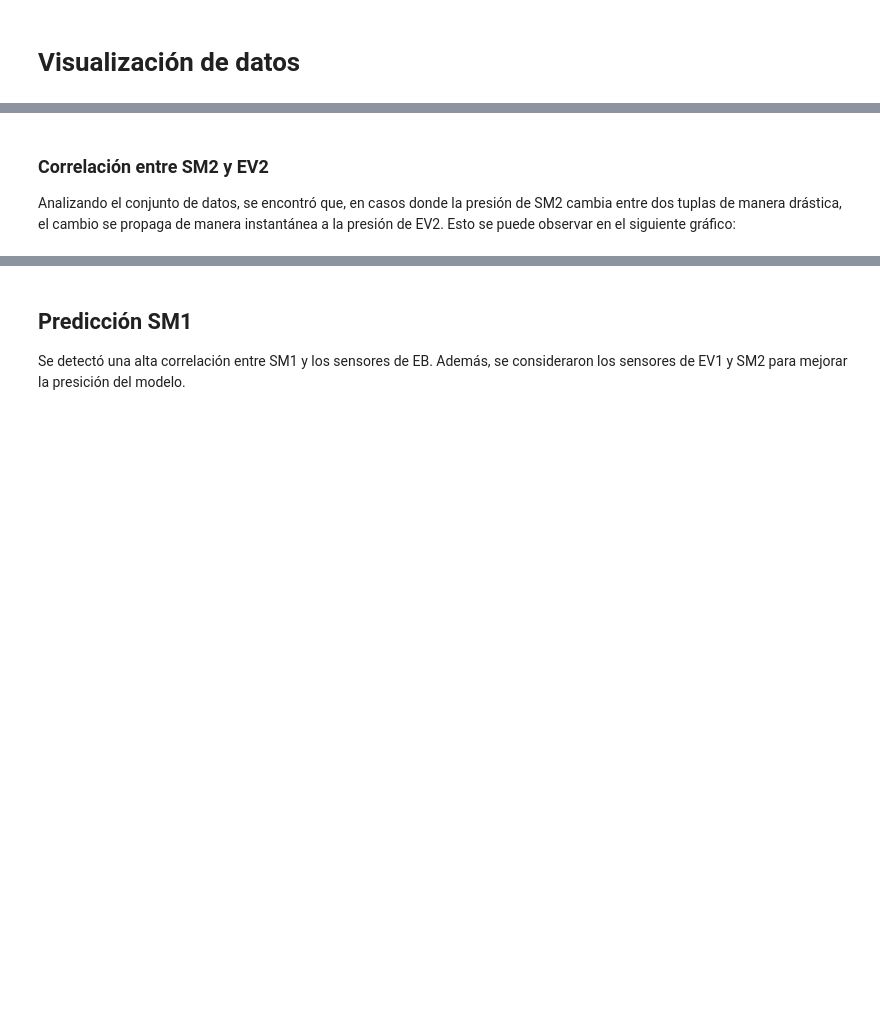
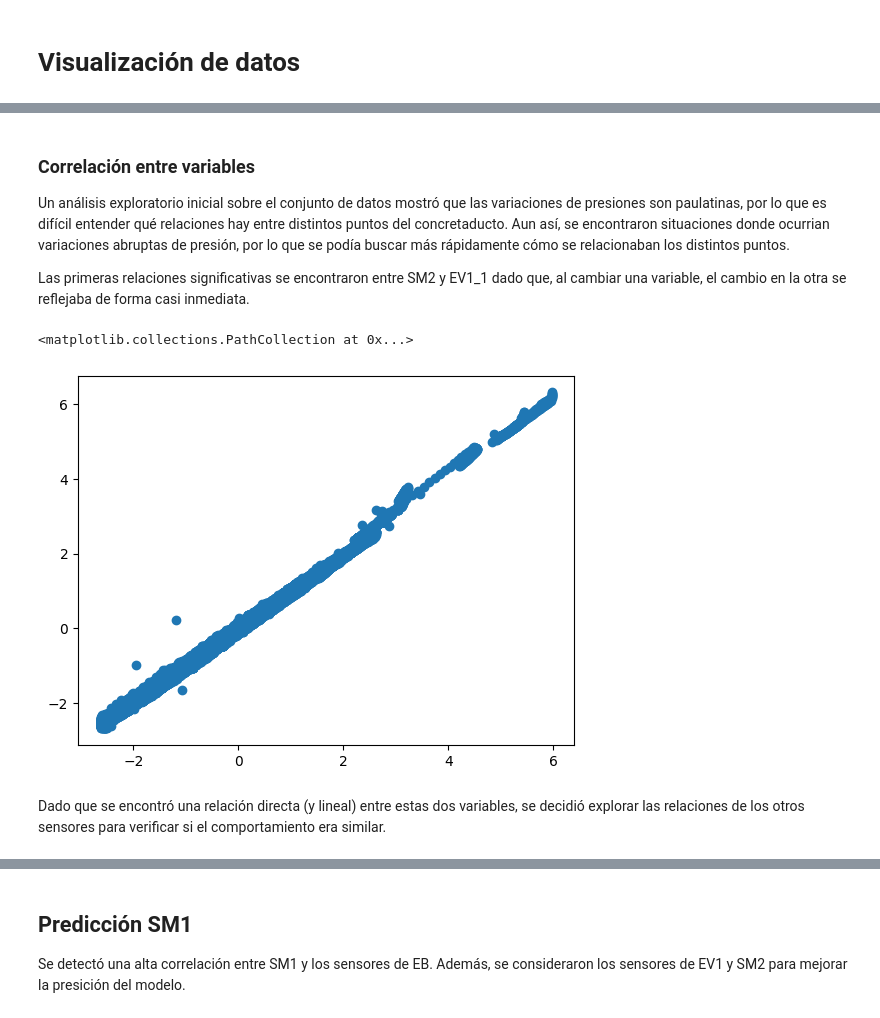
Before and after one commit to Dizkm8/Hackathon, a Jupyter notebook: DesarrolloSolucion.ipynb, the cells around one changed output, grey strips where cells are left out. Cells and saved outputs as stored; diff of their text form; code cells hidden in the pictures; blank space fills up the shorter version.

```diff
--- a/DesarrolloSolucion.ipynb
+++ b/DesarrolloSolucion.ipynb
@@ -75,7 +119,14 @@ pd.plotting.scatter_matrix(df2)
 # %% [markdown]
-### Correlación entre SM2 y EV2
-Analizando el conjunto de datos, se encontró que, en casos donde la presión de SM2 cambia entre dos tuplas de manera drástica, el cambio se propaga de manera instantánea a la presión de EV2. Esto se puede observar en el siguiente gráfico:
+### Correlación entre variables
+Un análisis exploratorio inicial sobre el conjunto de datos mostró que las variaciones de presiones son paulatinas, por lo que es difícil entender qué relaciones hay entre distintos puntos del concretaducto. Aun así, se encontraron situaciones donde ocurrian variaciones abruptas de presión, por lo que se podía buscar más rápidamente cómo se relacionaban los distintos puntos.
+
+Las primeras relaciones significativas se encontraron entre SM2 y EV1_1 dado que, al cambiar una variable, el cambio en la otra se reflejaba de forma casi inmediata.
 # %%
-plt.scatter(df_normalized['SM2'], df_normalized['EV1_1'], xlabel='SM2', ylabel='EV1_1')
+plt.scatter(df_normalized['SM2'], df_normalized['EV1_1'])
+# %% [output]
+<matplotlib.collections.PathCollection at 0x...>
+[figure, added]
+# %% [markdown]
+Dado que se encontró una relación directa (y lineal) entre estas dos variables, se decidió explorar las relaciones de los otros sensores para verificar si el comportamiento era similar.
 # %%
 plt.scatter(df_normalized['SM4'], df_normalized['EV2_2'])
```
Also changed, not shown: parts of 43 cells of this notebook, 9 other files.
